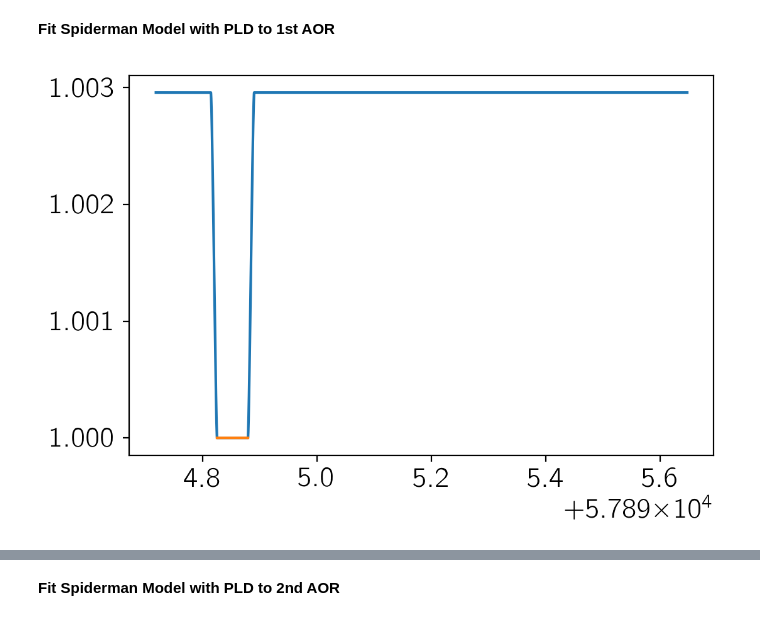
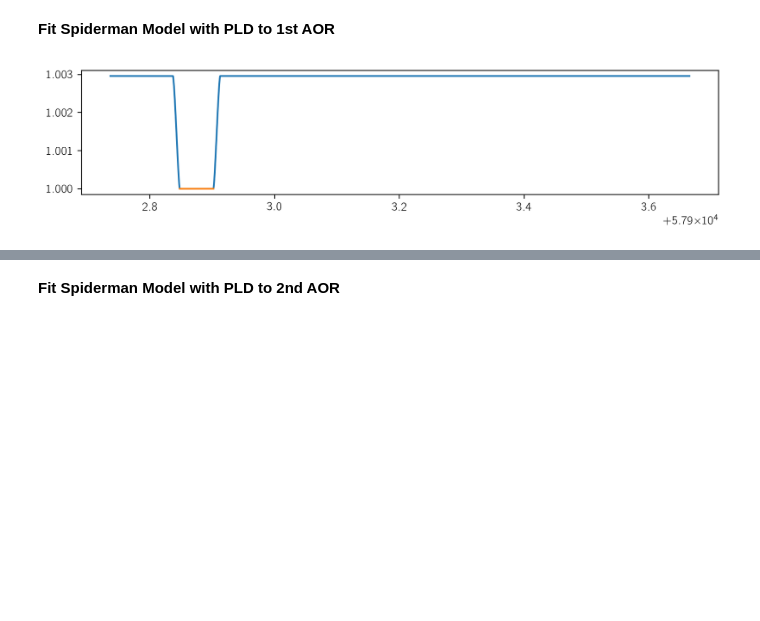
Before and after one commit to exowanderer/wanderer, a Jupyter notebook: Exoplanet TSO - Double AOR SPIDERMAN Phase Curve with PLD.ipynb, the cells around one changed output, grey strips where cells are left out. Saved outputs shown, nothing was run; the diff lists cells and outputs as text; code cells hidden in the pictures; blank space fills up the shorter version.

```diff
--- a/Exoplanet TSO - Double AOR SPIDERMAN Phase Curve with PLD.ipynb
+++ b/Exoplanet TSO - Double AOR SPIDERMAN Phase Curve with PLD.ipynb
@@ -696,7 +723,9 @@ for times, phots in zip(timeCubeStack.values(), photsStack.values()):
 PLDFeatureStack = {}
 
 for aorNow in AORs:
-    PLDFeatureStack[aorNow] = extract_PLD_components(imageCubeStack[aorNow], order=2).T
+    PLDFeatureStack[aorNow] = extract_PLD_components(imageCubeStack[aorNow],
+                                                     order=2, nCols=3, nRows=3,
+                                                     ycenter=15, xcenter=15).T
 # %%
 dbsPLD  = DBSCAN()#n_jobs=-1)
 dbsPLDPred  = {}
@@ -778,0 +833,8 @@ load_pickle_dict = joblib.load(load_filename)#loadPickle(load_filename)
+# %%
+aor_0, aor_1 = timeCubeStack.keys()
+# %%
+figure(figsize=(5,2))
+plot(np.arange(timeCubeStack[aor_0].size), timeCubeStack[aor_0], rcParams['axes.color_cycle'][0], label=aor_0)
+plot(np.arange(timeCubeStack[aor_1].size) + timeCubeStack[aor_0].size, timeCubeStack[aor_1], rcParams['axes.color_cycle'][1], label=aor_1)
+legend(loc=0);
+print(aor_0, aor_1)
@@ -779,13 +852,13 @@ load_pickle_dict = joblib.load(load_filename)#loadPickle(load_filename)
 # %% [markdown]
 **Fit Spiderman Model with PLD to 1st AOR**
 # %%
-aor_1, aor_0 = timeCubeStack.keys();
+aor_0, aor_1 = timeCubeStack.keys();
 
 times_0 = timeCubeStack[aor_0][inliersMaster[aor_0]]
 times_1 = timeCubeStack[aor_1][inliersMaster[aor_1]]
 
-phots_0 = photsStack[aor_0][inliersMaster[aor_0]]
-phots_1 = photsStack[aor_1][inliersMaster[aor_1]]
+phots_0 = photsStack[aor_0][inliersMaster[aor_0]].values
+phots_1 = photsStack[aor_1][inliersMaster[aor_1]].values
 
 phots_0_err = np.sqrt(phots_0)
 phots_1_err = np.sqrt(phots_1)
@@ -836,10 +912,10 @@ init_1st_eclipse_lightcurve     = init_1st_eclipse_model.light_curve(init_eclips
 # %%
-in_1st_eclipse = init_1st_eclipse_lightcurve == 1
+figure(figsize=(10,2))
 
 plot(times_0,init_1st_eclipse_lightcurve);
 plot(times_0[in_1st_eclipse], init_1st_eclipse_lightcurve[in_1st_eclipse]);
 
 # nEpochs = 1698
 # axvline(init_eclipse_params.t_secondary + nEpochs*iPeriod,c='orange');
 # %% [output]
-[figure, old version]
+[figure, new version]
```
Also changed, not shown: parts of 49 cells of this notebook, 1 other file.
